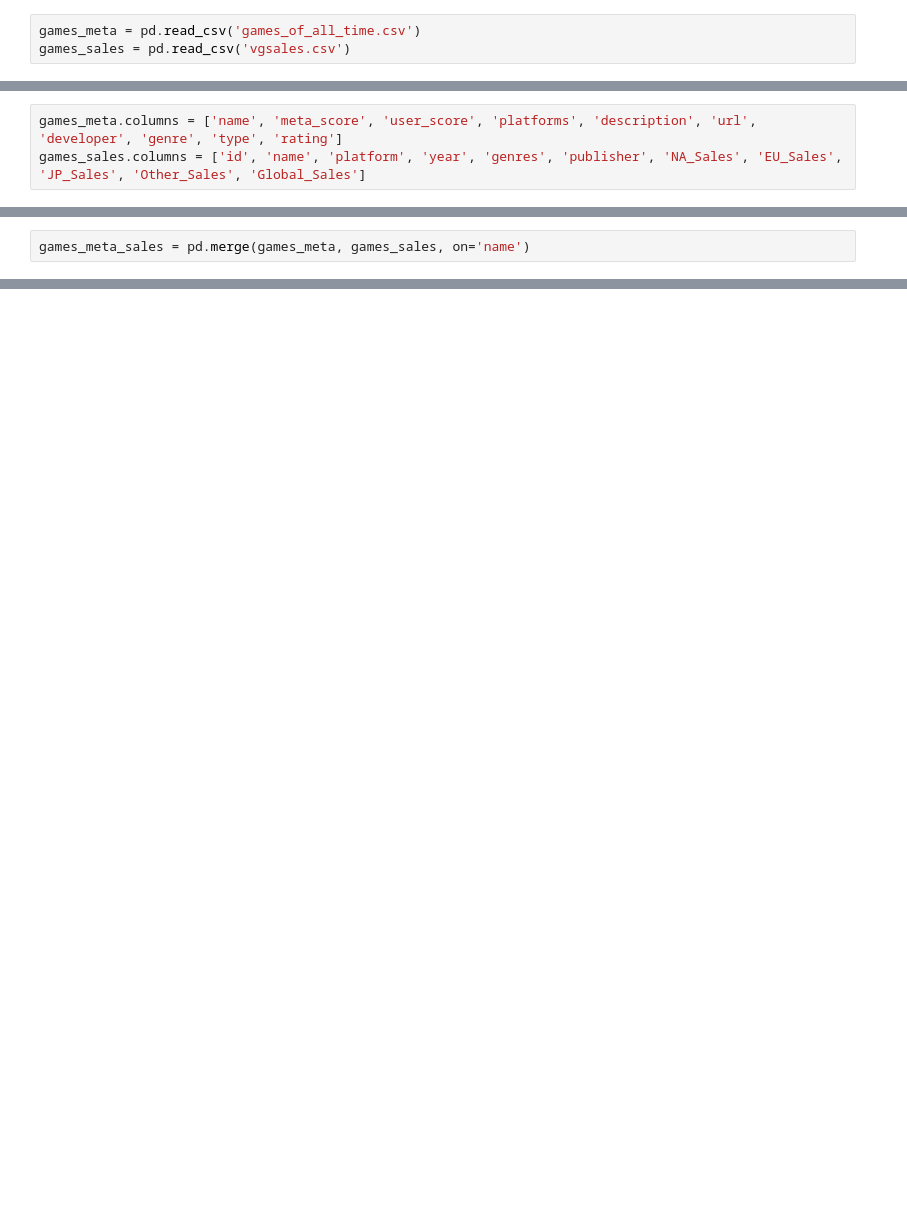
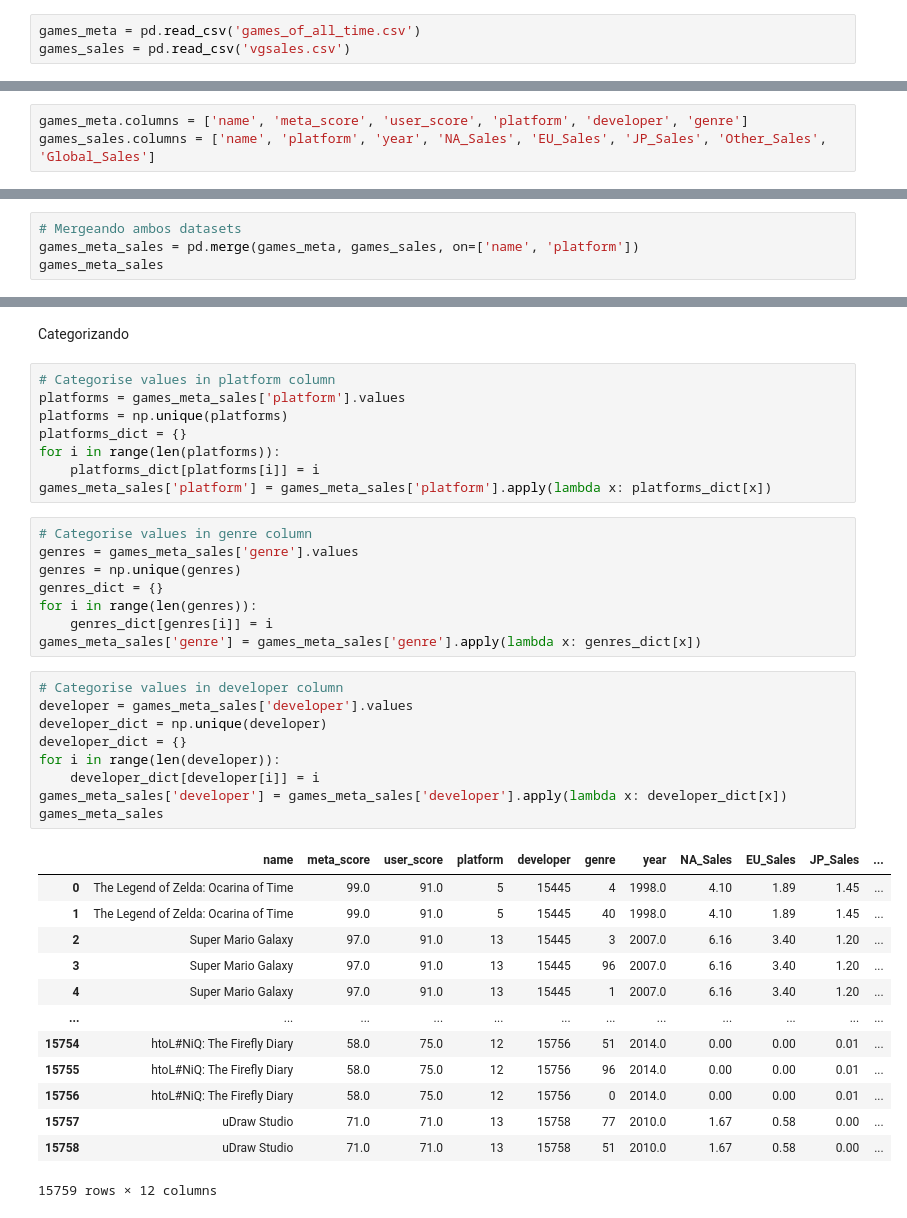
Before and after one commit to jurhs2000/ai-proyecto, a Jupyter notebook: proyecto.ipynb, the cells around one changed output, grey strips where cells are left out. Saved outputs shown, nothing was run; the diff lists cells and outputs as text; blank space fills up the shorter version.

```diff
--- a/proyecto.ipynb
+++ b/proyecto.ipynb
@@ -6,3 +34,3 @@ games_sales = pd.read_csv('vgsales.csv')
 # %%
-games_meta.columns = ['name', 'meta_score', 'user_score', 'platforms', 'description', 'url', 'developer', 'genre', 'type', 'rating']
-games_sales.columns = ['id', 'name', 'platform', 'year', 'genres', 'publisher', 'NA_Sales', 'EU_Sales', 'JP_Sales', 'Other_Sales', 'Global_Sales']
+games_meta.columns = ['name', 'meta_score', 'user_score', 'platform', 'developer', 'genre']
+games_sales.columns = ['name', 'platform', 'year', 'NA_Sales', 'EU_Sales', 'JP_Sales', 'Other_Sales', 'Global_Sales']
@@ -9,2 +77,4 @@ games_sales.columns = ['id', 'name', 'platform', 'year', 'genres', 'publisher',
 # %%
-games_meta_sales = pd.merge(games_meta, games_sales, on='name')
+# Mergeando ambos datasets
+games_meta_sales = pd.merge(games_meta, games_sales, on=['name', 'platform'])
+games_meta_sales
@@ -30,0 +95,41 @@ games_meta_sales.head(20)
+# %% [markdown]
+Categorizando
+# %%
+# Categorise values in platform column
+platforms = games_meta_sales['platform'].values
+platforms = np.unique(platforms)
+platforms_dict = {}
+for i in range(len(platforms)):
+    platforms_dict[platforms[i]] = i
+games_meta_sales['platform'] = games_meta_sales['platform'].apply(lambda x: platforms_dict[x])
+# %%
+# Categorise values in genre column
+genres = games_meta_sales['genre'].values
+genres = np.unique(genres)
+genres_dict = {}
+for i in range(len(genres)):
+    genres_dict[genres[i]] = i
+games_meta_sales['genre'] = games_meta_sales['genre'].apply(lambda x: genres_dict[x])
+# %%
+# Categorise values in developer column
+developer = games_meta_sales['developer'].values
+developer_dict = np.unique(developer)
+developer_dict = {}
+for i in range(len(developer)):
+    developer_dict[developer[i]] = i
+games_meta_sales['developer'] = games_meta_sales['developer'].apply(lambda x: developer_dict[x])
+games_meta_sales
+# %% [output]
+|  | name | meta_score | user_score | platform | developer | genre | year | NA_Sales | EU_Sales | JP_Sales | ... |
+| 0 | The Legend of Zelda: Ocarina of Time | 99.0 | 91.0 | 5 | 15445 | 4 | 1998.0 | 4.10 | 1.89 | 1.45 | ... |
+| 1 | The Legend of Zelda: Ocarina of Time | 99.0 | 91.0 | 5 | 15445 | 40 | 1998.0 | 4.10 | 1.89 | 1.45 | ... |
+| 2 | Super Mario Galaxy | 97.0 | 91.0 | 13 | 15445 | 3 | 2007.0 | 6.16 | 3.40 | 1.20 | ... |
+| 3 | Super Mario Galaxy | 97.0 | 91.0 | 13 | 15445 | 96 | 2007.0 | 6.16 | 3.40 | 1.20 | ... |
+| 4 | Super Mario Galaxy | 97.0 | 91.0 | 13 | 15445 | 1 | 2007.0 | 6.16 | 3.40 | 1.20 | ... |
+| ... | ... | ... | ... | ... | ... | ... | ... | ... | ... | ... | ... |
+| 15754 | htoL#NiQ: The Firefly Diary | 58.0 | 75.0 | 12 | 15756 | 51 | 2014.0 | 0.00 | 0.00 | 0.01 | ... |
+| 15755 | htoL#NiQ: The Firefly Diary | 58.0 | 75.0 | 12 | 15756 | 96 | 2014.0 | 0.00 | 0.00 | 0.01 | ... |
+| 15756 | htoL#NiQ: The Firefly Diary | 58.0 | 75.0 | 12 | 15756 | 0 | 2014.0 | 0.00 | 0.00 | 0.01 | ... |
+| 15757 | uDraw Studio | 71.0 | 71.0 | 13 | 15758 | 77 | 2010.0 | 1.67 | 0.58 | 0.00 | ... |
+| 15758 | uDraw Studio | 71.0 | 71.0 | 13 | 15758 | 51 | 2010.0 | 1.67 | 0.58 | 0.00 | ... |
+15759 rows × 12 columns
```
Also changed, not shown: parts of 24 cells of this notebook, 1 other file.
